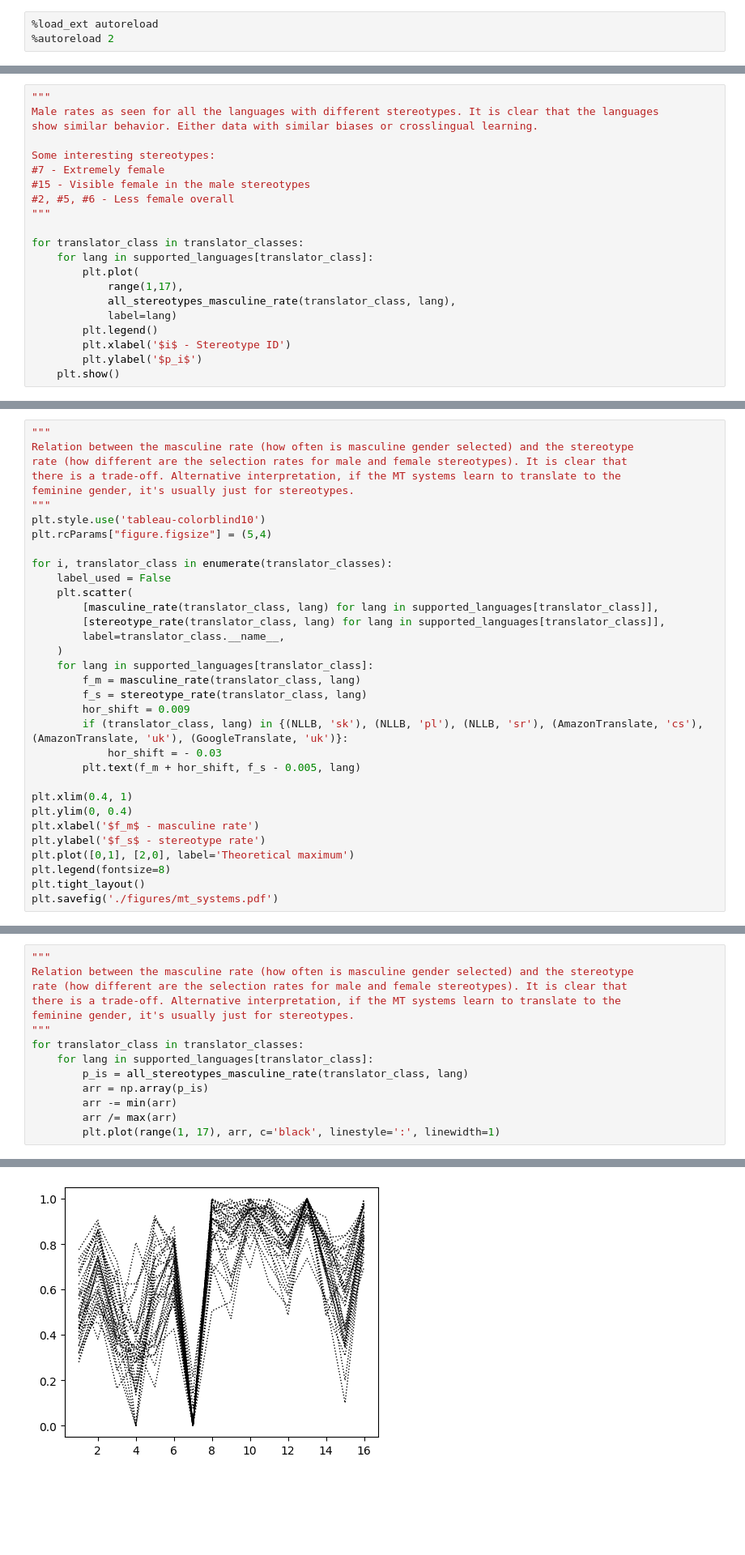
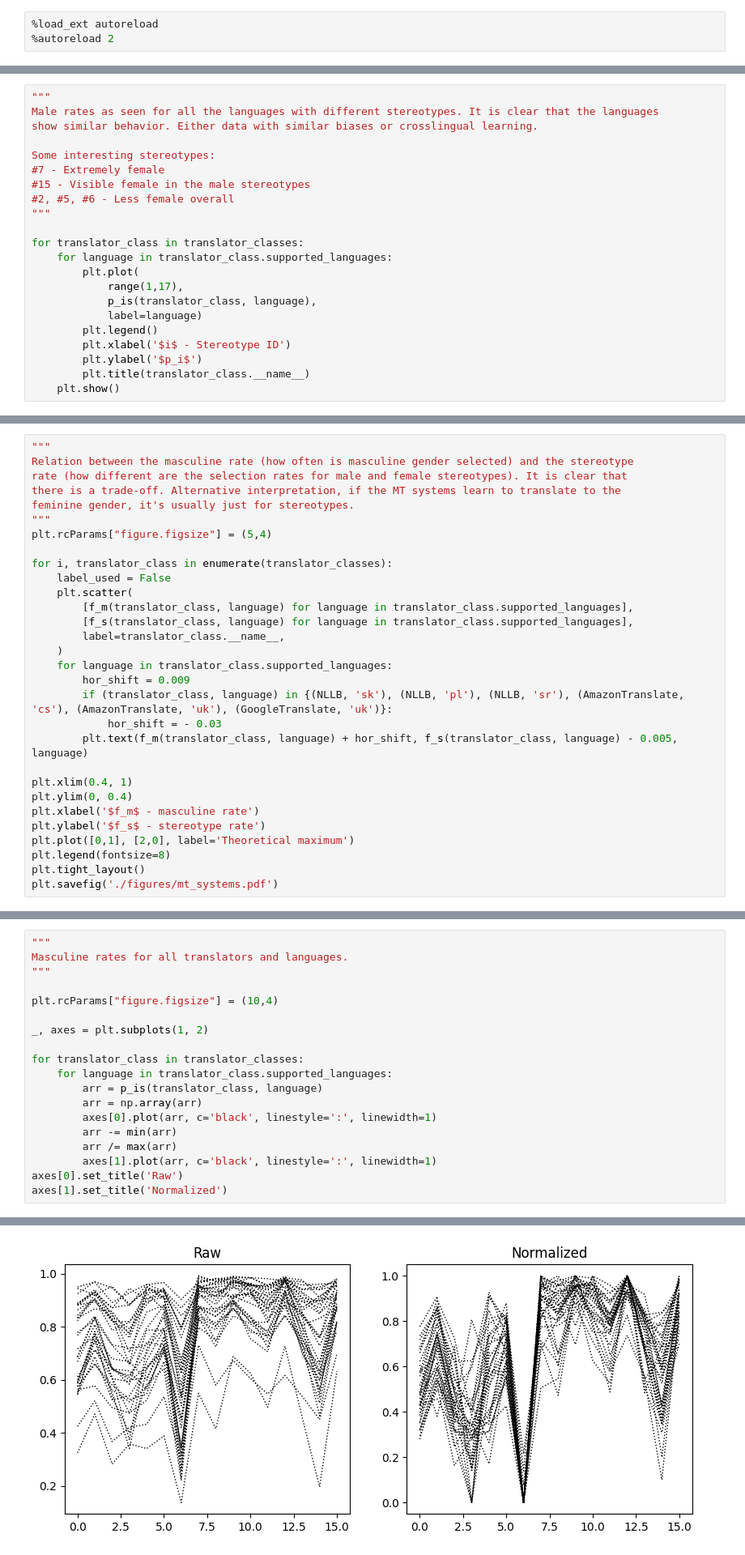
Before and after one commit to kinit-sk/gest, a Jupyter notebook: _mt.ipynb, the cells around one changed output, grey strips where cells are left out. Shown at 81% size. Drawn from its saved outputs; the diff is of its cells as text; blank space fills up the shorter version.

```diff
--- a/_mt.ipynb
+++ b/_mt.ipynb
@@ -311,13 +192,14 @@ Some interesting stereotypes:
 """
 
 for translator_class in translator_classes:
-    for lang in supported_languages[translator_class]:
+    for language in translator_class.supported_languages:
         plt.plot(
             range(1,17),
-            all_stereotypes_masculine_rate(translator_class, lang),
-            label=lang)
+            p_is(translator_class, language),
+            label=language)
         plt.legend()
         plt.xlabel('$i$ - Stereotype ID')
         plt.ylabel('$p_i$')
+        plt.title(translator_class.__name__)
     plt.show()
 # %% [output]
@@ -347,23 +237,20 @@ rate (how different are the selection rates for male and female stereotypes). It
 there is a trade-off. Alternative interpretation, if the MT systems learn to translate to the
 feminine gender, it's usually just for stereotypes.
 """
-plt.style.use('tableau-colorblind10')
 plt.rcParams["figure.figsize"] = (5,4)
 
 for i, translator_class in enumerate(translator_classes):
     label_used = False
     plt.scatter(
-        [masculine_rate(translator_class, lang) for lang in supported_languages[translator_class]],
-        [stereotype_rate(translator_class, lang) for lang in supported_languages[translator_class]],
+        [f_m(translator_class, language) for language in translator_class.supported_languages],
+        [f_s(translator_class, language) for language in translator_class.supported_languages],
         label=translator_class.__name__,
     )
-    for lang in supported_languages[translator_class]:
-        f_m = masculine_rate(translator_class, lang)
-        f_s = stereotype_rate(translator_class, lang)
+    for language in translator_class.supported_languages:
         hor_shift = 0.009
-        if (translator_class, lang) in {(NLLB, 'sk'), (NLLB, 'pl'), (NLLB, 'sr'), (AmazonTranslate, 'cs'), (AmazonTranslate, 'uk'), (GoogleTranslate, 'uk')}:
+        if (translator_class, language) in {(NLLB, 'sk'), (NLLB, 'pl'), (NLLB, 'sr'), (AmazonTranslate, 'cs'), (AmazonTranslate, 'uk'), (GoogleTranslate, 'uk')}:
             hor_shift = - 0.03
-        plt.text(f_m + hor_shift, f_s - 0.005, lang)
+        plt.text(f_m(translator_class, language) + hor_shift, f_s(translator_class, language) - 0.005, language)
 
 plt.xlim(0.4, 1)
 plt.ylim(0, 0.4)
@@ -396,15 +283,20 @@ plt.boxplot([
 # %%
 """
-Relation between the masculine rate (how often is masculine gender selected) and the stereotype
-rate (how different are the selection rates for male and female stereotypes). It is clear that
-there is a trade-off. Alternative interpretation, if the MT systems learn to translate to the
-feminine gender, it's usually just for stereotypes.
+Masculine rates for all translators and languages.
 """
+
+plt.rcParams["figure.figsize"] = (10,4)
+
+_, axes = plt.subplots(1, 2)
+
 for translator_class in translator_classes:
-    for lang in supported_languages[translator_class]:
-        p_is = all_stereotypes_masculine_rate(translator_class, lang)
-        arr = np.array(p_is)
+    for language in translator_class.supported_languages:
+        arr = p_is(translator_class, language)
+        arr = np.array(arr)
+        axes[0].plot(arr, c='black', linestyle=':', linewidth=1)
         arr -= min(arr)
         arr /= max(arr)
-        plt.plot(range(1, 17), arr, c='black', linestyle=':', linewidth=1)
+        axes[1].plot(arr, c='black', linestyle=':', linewidth=1)
+axes[0].set_title('Raw')
+axes[1].set_title('Normalized')
 # %% [output]
@@ -411,4 +304,4 @@ for translator_class in translator_classes:
-[figure, old version]
+[figure, new version]
 # %%
 """
 Boxplot of positions (the rank in the list of 16 stereotypes) for all stereotypes.
```
Also changed, not shown: parts of 29 cells of this notebook, 15 other files.
